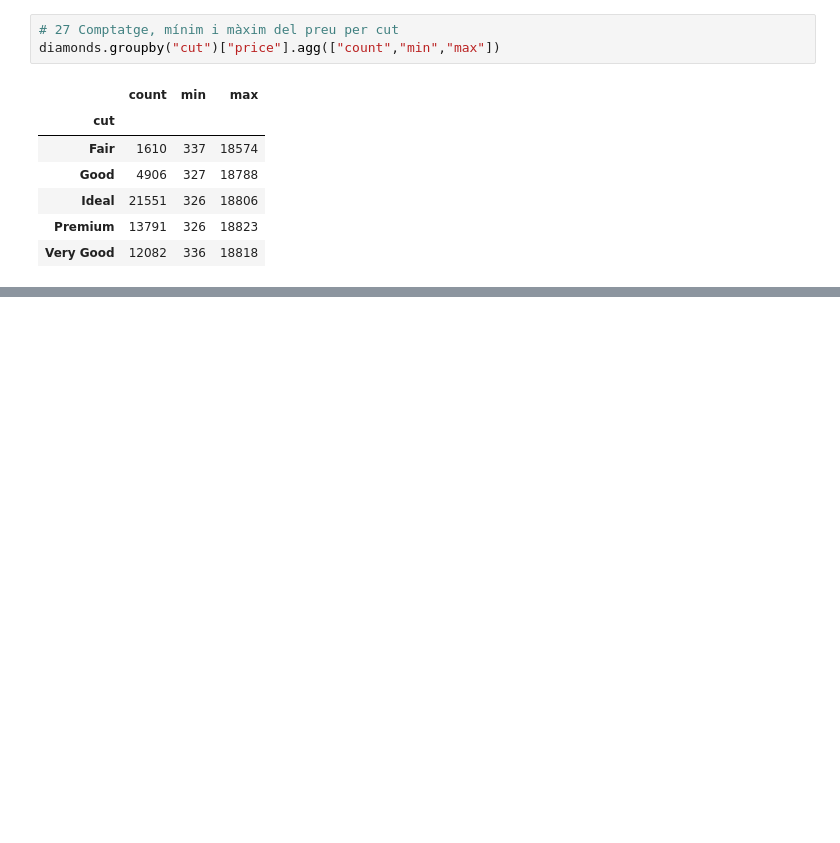
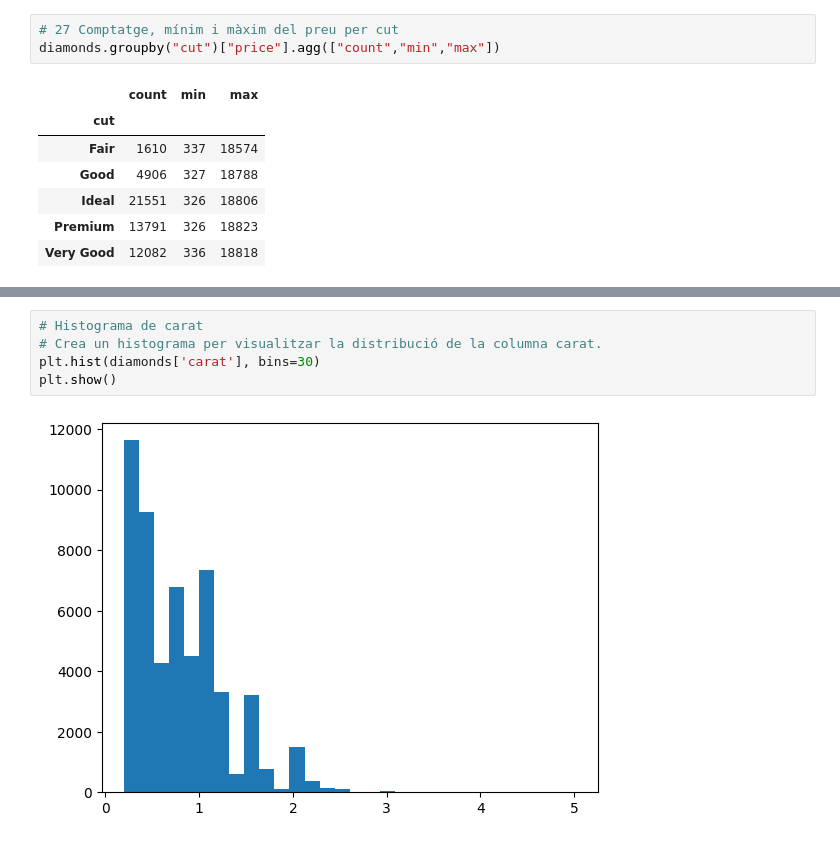
Before and after one commit to ManuelMF/College, a Jupyter notebook: SBD/Tema01/Tareas/02.diamonts.ipynb, the cells around one changed output, grey strips where cells are left out. Drawn from its saved outputs; the diff is of its cells as text; blank space fills up the shorter version.

```diff
--- a/SBD/Tema01/Tareas/02.diamonts.ipynb
+++ b/SBD/Tema01/Tareas/02.diamonts.ipynb
@@ -77,0 +132,7 @@ ModuleNotFoundError: No module named 'matplotlib'
+# %%
+# Histograma de carat
+# Crea un histograma per visualitzar la distribució de la columna carat.
+plt.hist(diamonds['carat'], bins=30)
+plt.show()
+# %% [output]
+[figure, added]
```
Also changed, not shown: parts of 19 cells of this notebook, 1 other file.
